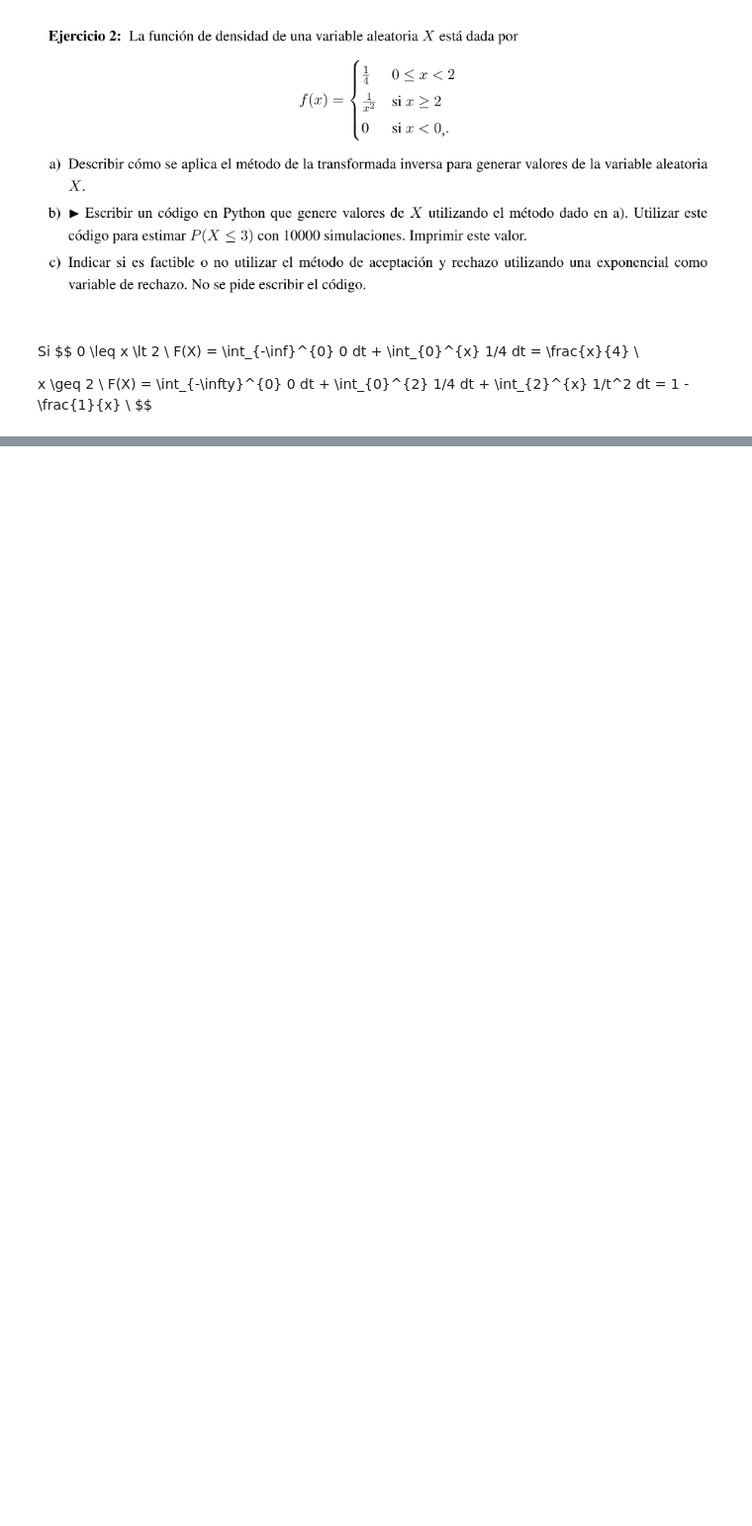
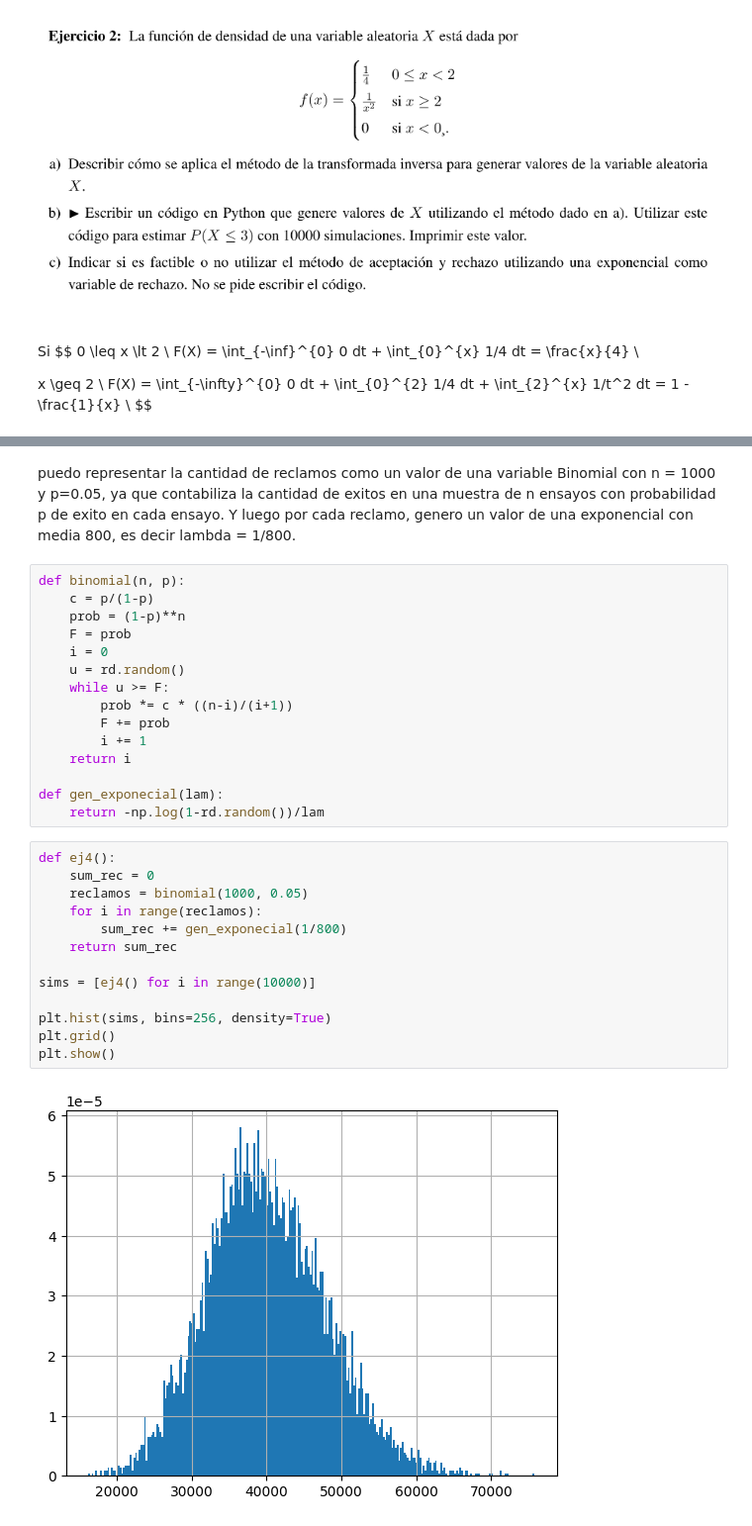
Before and after one commit to AdolfoBanchio/Famaf, a Jupyter notebook: 4to/Modelos y simulacion/parcial_2/parcial_2023.ipynb, the cells around one changed output, grey strips where cells are left out. Shown at 99% size. Cells and saved outputs as stored; diff of their text form; blank space fills up the shorter version.

```diff
--- a/4to/Modelos y simulacion/parcial_2/parcial_2023.ipynb
+++ b/4to/Modelos y simulacion/parcial_2/parcial_2023.ipynb
@@ -50,0 +184,32 @@ def f_X_ej2(x):
+# %% [markdown]
+puedo representar la cantidad de reclamos como un valor de una variable Binomial con n = 1000 y p=0.05, ya que contabiliza la cantidad de exitos en una muestra de n ensayos con probabilidad p de exito en cada ensayo. Y luego por cada reclamo, genero un valor de una exponencial con media 800, es decir lambda = 1/800.
+# %%
+def binomial(n, p):
+    c = p/(1-p)
+    prob = (1-p)**n
+    F = prob
+    i = 0
+    u = rd.random()
+    while u >= F:
+        prob *= c * ((n-i)/(i+1))
+        F += prob
+        i += 1
+    return i
+
+def gen_exponecial(lam):
+    return -np.log(1-rd.random())/lam
+# %%
+def ej4():
+    sum_rec = 0
+    reclamos = binomial(1000, 0.05)
+    for i in range(reclamos):
+        sum_rec += gen_exponecial(1/800)
+    return sum_rec
+
+sims = [ej4() for i in range(10000)]
+
+plt.hist(sims, bins=256, density=True)
+plt.grid()
+plt.show()
+# %% [output]
+[figure, added]
```
Also changed, not shown: parts of 14 cells of this notebook, 3 other files.
